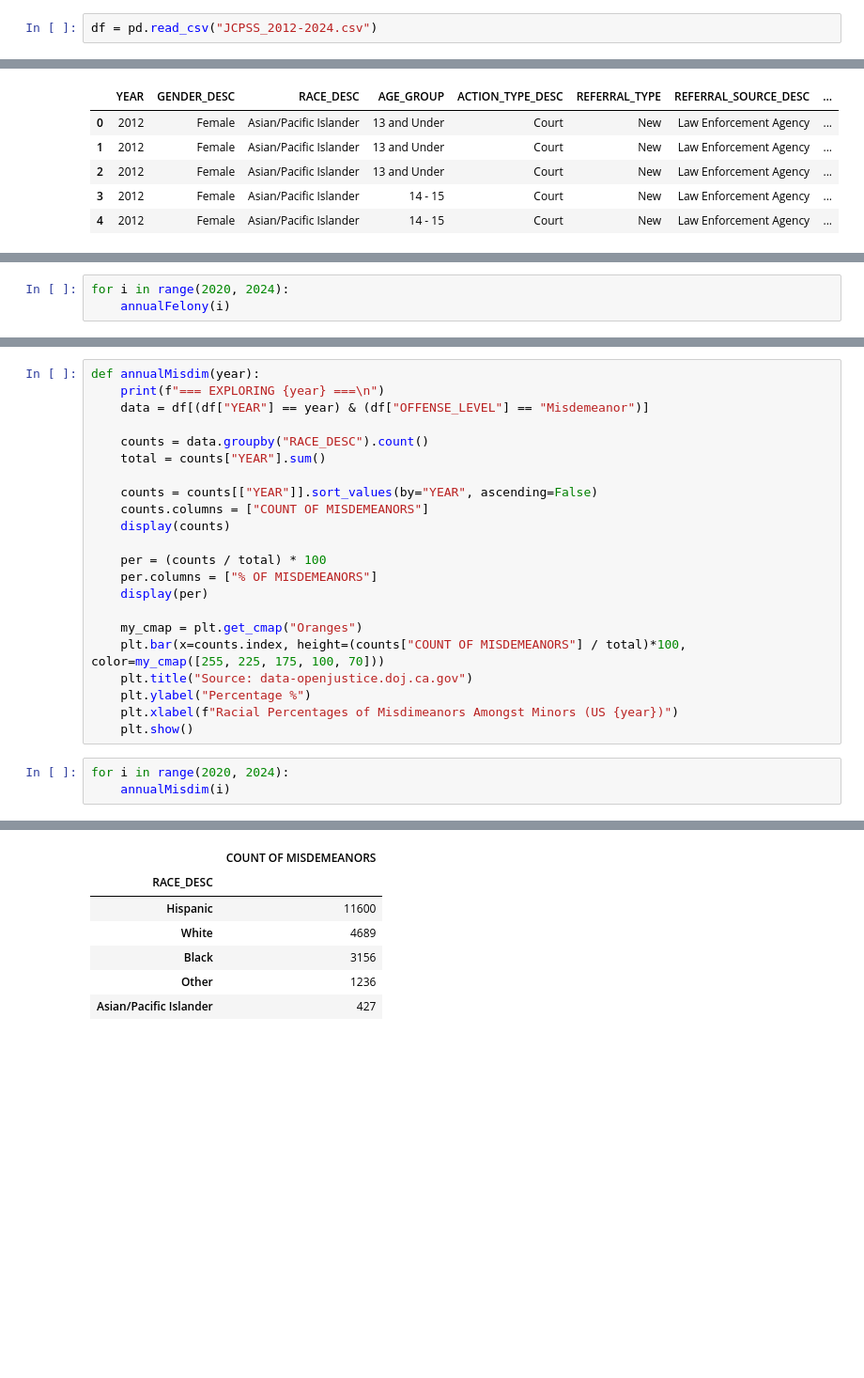
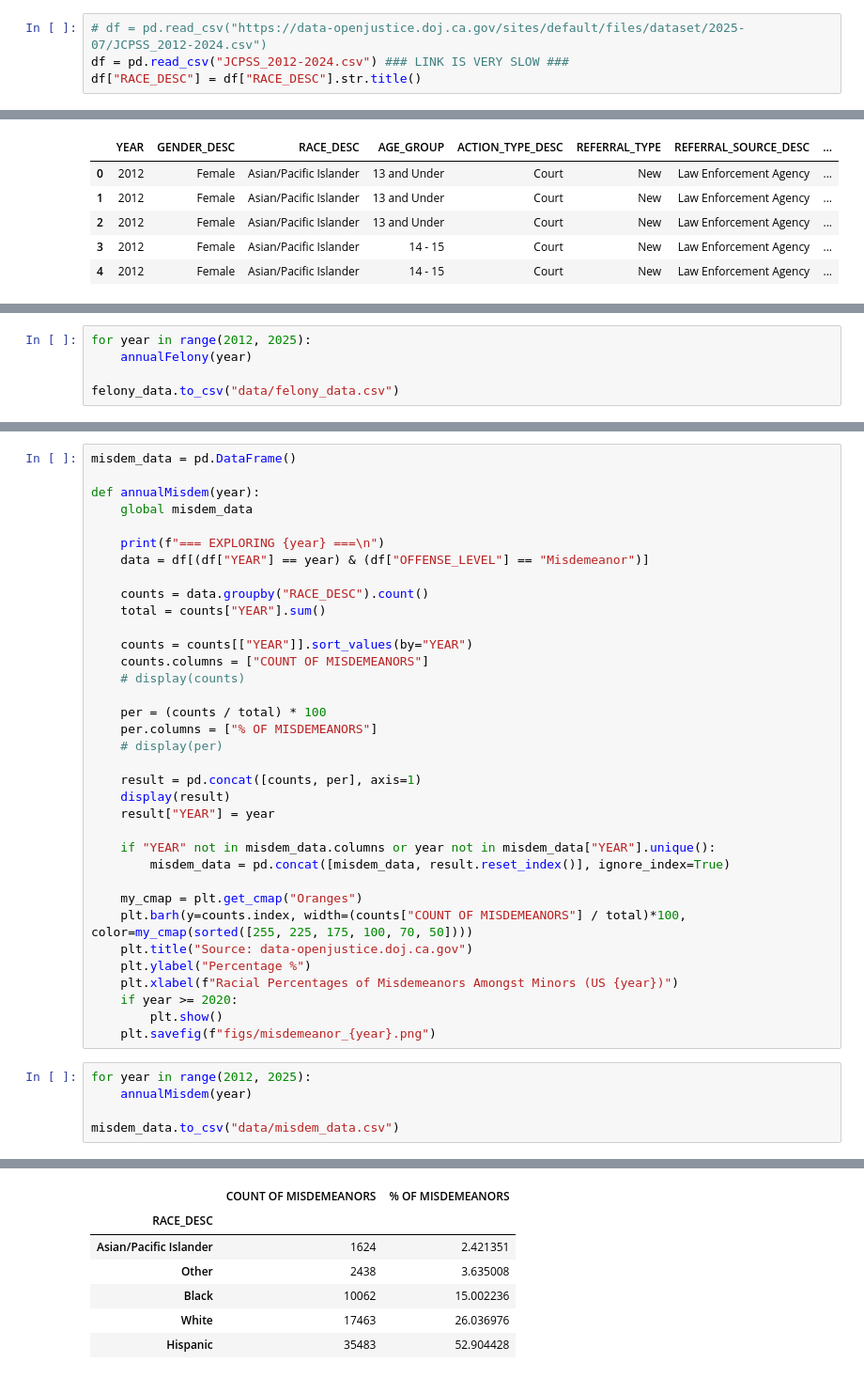
Before and after one commit to katemae/juvenille-eda, a Jupyter notebook: basic-eda.ipynb, the cells around one changed output, grey strips where cells are left out. Shown: that part at 94% size. Drawn from its saved outputs; the diff is of its cells as text; blank space fills up the shorter version.

```diff
--- a/basic-eda.ipynb
+++ b/basic-eda.ipynb
@@ -10,5 +9,7 @@ from matplotlib import colormaps
 # %%
-df = pd.read_csv("JCPSS_2012-2024.csv")
+# df = pd.read_csv("https://data-openjustice.doj.ca.gov/sites/default/files/dataset/2025-07/JCPSS_2012-2024.csv")
+df = pd.read_csv("JCPSS_2012-2024.csv") ### LINK IS VERY SLOW ###
+df["RACE_DESC"] = df["RACE_DESC"].str.title()
 # %%
 df.head()
 # %% [output]
@@ -43,4 +54,6 @@ def annualFelony(year):
 # %%
-for i in range(2020, 2024):
-    annualFelony(i)
+for year in range(2012, 2025):
+    annualFelony(year)
+
+felony_data.to_csv("data/felony_data.csv")
 # %% [output]
@@ -96,26 +109,41 @@ for i in range(2020, 2024):
 # %%
-def annualMisdim(year):
+misdem_data = pd.DataFrame()
+
+def annualMisdem(year):
+    global misdem_data
+
     print(f"=== EXPLORING {year} ===\n")
     data = df[(df["YEAR"] == year) & (df["OFFENSE_LEVEL"] == "Misdemeanor")]
 
     counts = data.groupby("RACE_DESC").count()
     total = counts["YEAR"].sum()
 
-    counts = counts[["YEAR"]].sort_values(by="YEAR", ascending=False)
+    counts = counts[["YEAR"]].sort_values(by="YEAR")
     counts.columns = ["COUNT OF MISDEMEANORS"]
-    display(counts)
+    # display(counts)
 
     per = (counts / total) * 100
     per.columns = ["% OF MISDEMEANORS"]
-    display(per)
+    # display(per)
+
+    result = pd.concat([counts, per], axis=1)
+    display(result)
+    result["YEAR"] = year
+
+    if "YEAR" not in misdem_data.columns or year not in misdem_data["YEAR"].unique():
+        misdem_data = pd.concat([misdem_data, result.reset_index()], ignore_index=True)
 
     my_cmap = plt.get_cmap("Oranges")
-    plt.bar(x=counts.index, height=(counts["COUNT OF MISDEMEANORS"] / total)*100, color=my_cmap([255, 225, 175, 100, 70]))
+    plt.barh(y=counts.index, width=(counts["COUNT OF MISDEMEANORS"] / total)*100, color=my_cmap(sorted([255, 225, 175, 100, 70, 50])))
     plt.title("Source: data-openjustice.doj.ca.gov")
     plt.ylabel("Percentage %")
-    plt.xlabel(f"Racial Percentages of Misdimeanors Amongst Minors (US {year})")
-    plt.show()
+    plt.xlabel(f"Racial Percentages of Misdemeanors Amongst Minors (US {year})")
+    if year >= 2020:
+        plt.show()
+    plt.savefig(f"figs/misdemeanor_{year}.png")
 # %%
-for i in range(2020, 2024):
-    annualMisdim(i)
+for year in range(2012, 2025):
+    annualMisdem(year)
+
+misdem_data.to_csv("data/misdem_data.csv")
 # %% [output]
@@ -123,7 +151,7 @@ for i in range(2020, 2024):
-|  | COUNT OF MISDEMEANORS |
-| RACE_DESC |  |
-| Hispanic | 11600 |
-| White | 4689 |
-| Black | 3156 |
-| Other | 1236 |
-| Asian/Pacific Islander | 427 |
+|  | COUNT OF MISDEMEANORS | % OF MISDEMEANORS |
+| RACE_DESC |  |  |
+| Asian/Pacific Islander | 1624 | 2.421351 |
+| Other | 2438 | 3.635008 |
+| Black | 10062 | 15.002236 |
+| White | 17463 | 26.036976 |
+| Hispanic | 35483 | 52.904428 |
```
Also changed, not shown: parts of 5 cells of this notebook, 28 other files.
